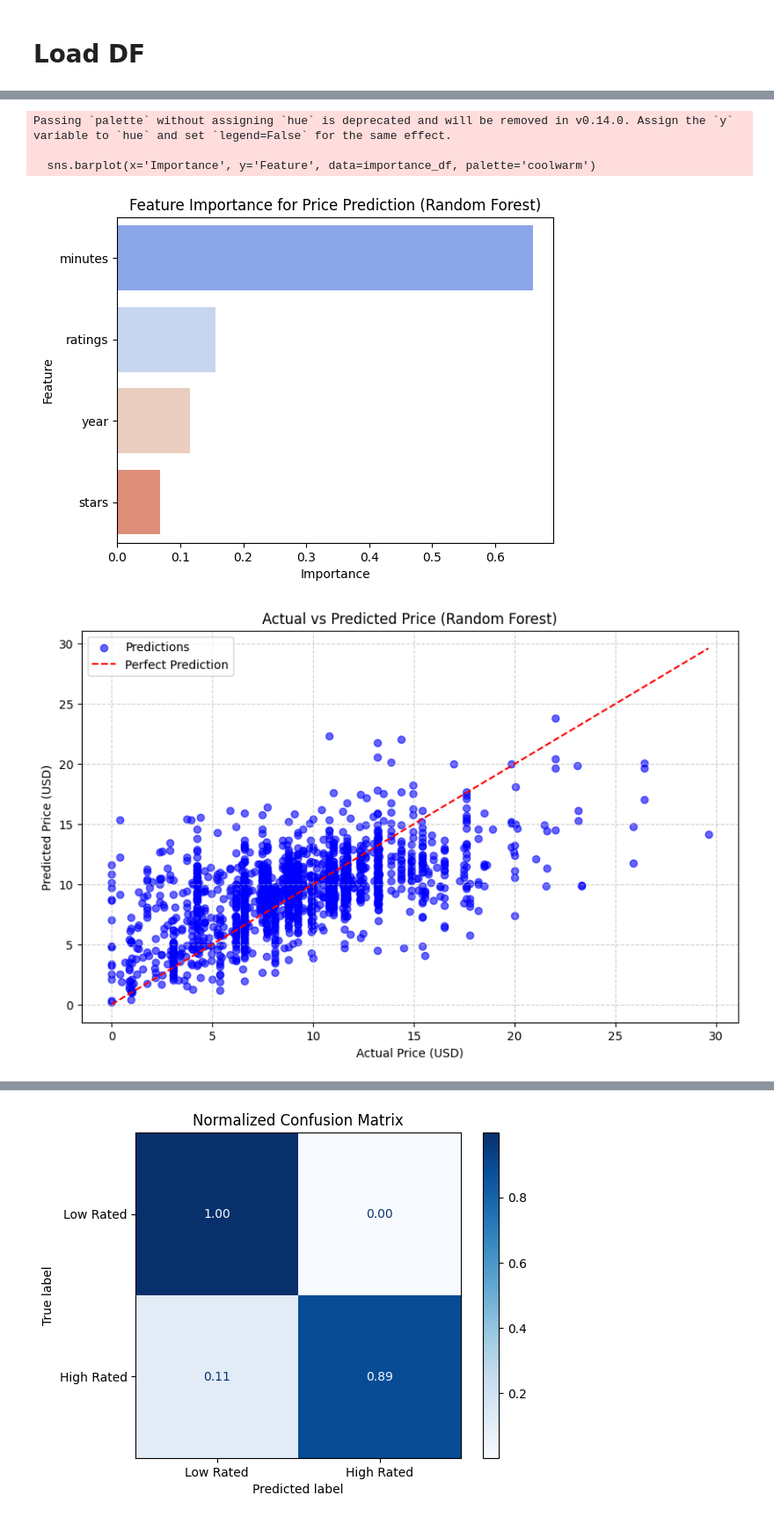
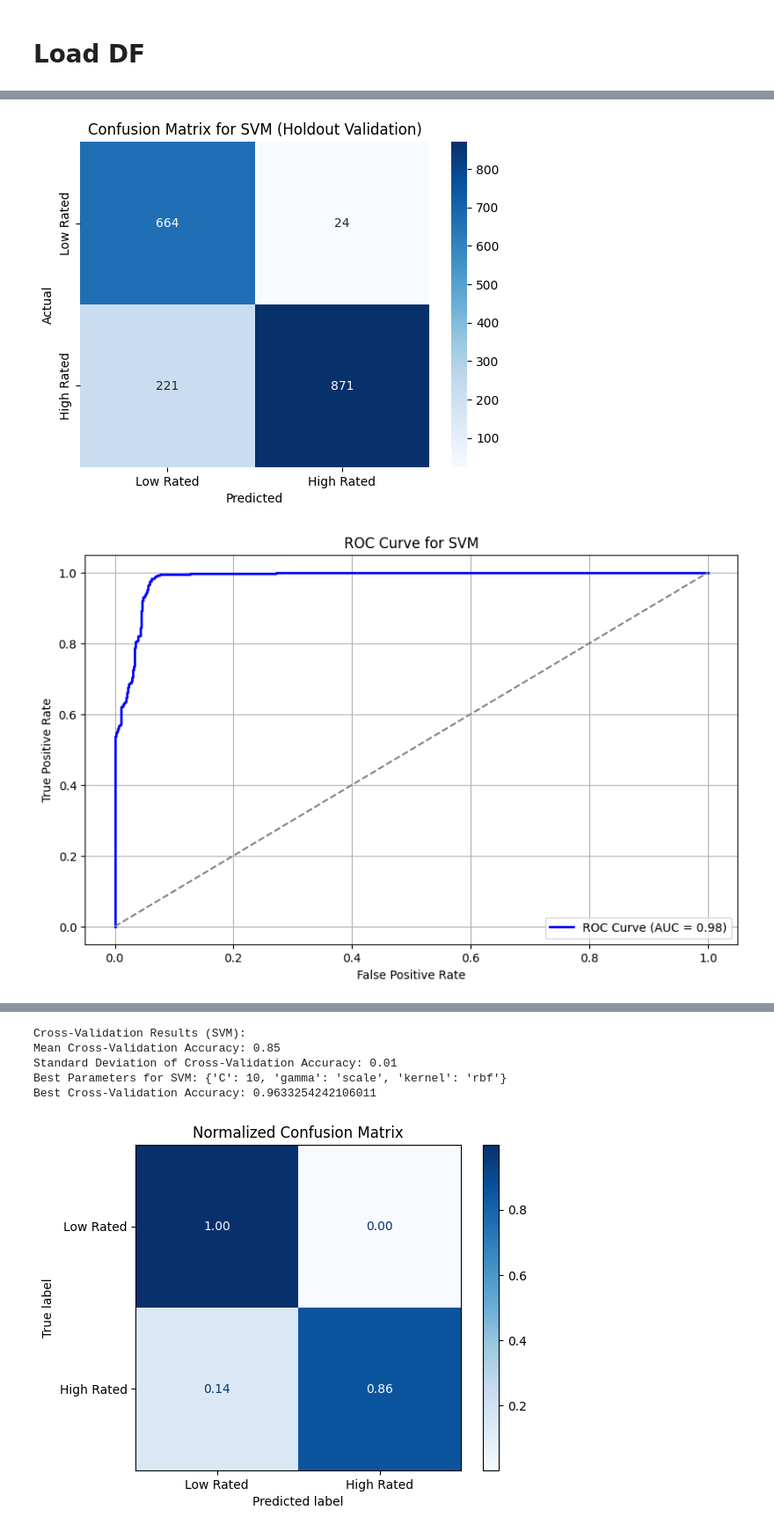
Before and after one commit to 6uan/dirty-data, a Jupyter notebook: SVM.ipynb, the cells around one changed output, grey strips where cells are left out. Shown: that part at 88% size. Drawn from its saved outputs; the diff is of its cells as text; code cells hidden in the pictures.

```diff
--- a/SVM.ipynb
+++ b/SVM.ipynb
@@ -5,7 +5,7 @@
 import pandas as pd
 import numpy as np
 from sklearn.svm import SVC
-from sklearn.model_selection import train_test_split
+from sklearn.model_selection import train_test_split, cross_val_score, GridSearchCV
 from sklearn.preprocessing import StandardScaler
 from sklearn.metrics import (
     accuracy_score, precision_score, recall_score, f1_score,
@@ -18,27 +18,31 @@ import matplotlib.pyplot as plt
 audible_df = pd.read_csv('audible_output.csv')
 
 # Preprocessing
+
 # Drop rows with missing critical values
 audible_df = audible_df.dropna(subset=['minutes', 'ratings', 'price_usd'])
+
 # Convert columns to numeric types
 audible_df['minutes'] = pd.to_numeric(audible_df['minutes'], errors='coerce')
 audible_df['ratings'] = pd.to_numeric(audible_df['ratings'], errors='coerce')
 audible_df['price_usd'] = pd.to_numeric(audible_df['price_usd'], errors='coerce')
 
 # --- Define Target Variable ---
+
 # Create binary classification target: Low-rated (0) vs High-rated (1)
-audible_df['rated_binary'] = audible_df['ratings'].apply(lambda x: 1 if x > 5 else 0)
+audible_df['rated_binary'] = audible_df['ratings'].apply(lambda x: 1 if x > 3.25 else 0)
 
 # Check the distribution of the target variable
 print("Target Variable Distribution:")
 print(audible_df['rated_binary'].value_counts())
 
 # --- Feature Selection ---
+
 # Select features for classification
-X_svm = audible_df[['minutes', 'ratings', 'price_usd']].dropna()
+X_svm = audible_df[['minutes', 'ratings', 'price_usd']]
 y_svm = audible_df['rated_binary']
 
-# Train-test split with stratification
+# Train-test split with stratification (Holdout Validation)
 X_train_svm, X_test_svm, y_train_svm, y_test_svm = train_test_split(
     X_svm, y_svm, test_size=0.2, random_state=42, stratify=y_svm
 )
@@ -52,34 +56,42 @@ scaler = StandardScaler()
 X_train_svm = scaler.fit_transform(X_train_svm)
 X_test_svm = scaler.transform(X_test_svm)
 
-# --- Train SVM Model ---
+# Train SVM Model using default hyperparameters
 svm_model = SVC(kernel='rbf', C=1.0, gamma='scale', random_state=42)
 svm_model.fit(X_train_svm, y_train_svm)
 
-# --- Evaluate SVM Model ---
+# --- Evaluate SVM Model (Holdout Validation) ---
+
 # Predict on the test set
 y_pred_svm = svm_model.predict(X_test_svm)
 
 # Performance metrics
-print("SVM Classification Metrics:")
-print("Accuracy:", accuracy_score(y_test_svm, y_pred_svm))
-print("Precision:", precision_score(y_test_svm, y_pred_svm))
-print("Recall:", recall_score(y_test_svm, y_pred_svm))
-print("F1 Score:", f1_score(y_test_svm, y_pred_svm))
+accuracy = accuracy_score(y_test_svm, y_pred_svm)
+precision = precision_score(y_test_svm, y_pred_svm)
+recall = recall_score(y_test_svm, y_pred_svm)
+f1 = f1_score(y_test_svm, y_pred_svm)
 
-# --- Confusion Matrix ---
-cm = confusion_matrix(y_test_svm, y_pred_svm)
-sns.heatmap(cm, annot=True, fmt='d', cmap='Blues', xticklabels=['Low Rated', 'High Rated'], yticklabels=['Low Rated', 'High Rated'])
-plt.title("Confusion Matrix for SVM")
-plt.xlabel("Predicted")
-plt.ylabel("Actual")
-plt.show()
+print("SVM Classification Metrics (Holdout Validation):")
+print(f"Accuracy: {accuracy:.2f}")
+print(f"Precision: {precision:.2f}")
+print(f"Recall: {recall:.2f}")
+print(f"F1 Score: {f1:.2f}")
 
 # --- ROC Curve ---
 # Calculate decision scores for the ROC curve
 y_score_svm = svm_model.decision_function(X_test_svm)
 fpr, tpr, _ = roc_curve(y_test_svm, y_score_svm)
 roc_auc = roc_auc_score(y_test_svm, y_score_svm)
+
+print(f"ROC AUC (Holdout Validation): {roc_auc:.2f}")
+
+# --- Confusion Matrix ---
+cm = confusion_matrix(y_test_svm, y_pred_svm)
+sns.heatmap(cm, annot=True, fmt='d', cmap='Blues', xticklabels=['Low Rated', 'High Rated'], yticklabels=['Low Rated', 'High Rated'])
+plt.title("Confusion Matrix for SVM (Holdout Validation)")
+plt.xlabel("Predicted")
+plt.ylabel("Actual")
+plt.show()
 
 # Plot ROC Curve
 plt.figure(figsize=(10, 6))
@@ -92,9 +104,17 @@ plt.legend()
 plt.grid()
 plt.show()
 
+# --- Cross-Validation ---
+# Perform cross-validation to evaluate the model
+cv_scores = cross_val_score(svm_model, X_train_svm, y_train_svm, cv=5, scoring='accuracy')
+cv_mean_accuracy = cv_scores.mean()
+cv_std_accuracy = cv_scores.std()
+
+print("\nCross-Validation Results (SVM):")
+print(f"Mean Cross-Validation Accuracy: {cv_mean_accuracy:.2f}")
+print(f"Standard Deviation of Cross-Validation Accuracy: {cv_std_accuracy:.2f}")
+
 # --- Hyperparameter Tuning with GridSearchCV ---
-from sklearn.model_selection import GridSearchCV
-
 param_grid = {
     'C': [0.1, 1, 10],
     'gamma': ['scale', 0.1, 0.01],
@@ -124,5 +146,2 @@ Standard Deviation of CV Scores: 2.33
-Passing `palette` without assigning `hue` is deprecated and will be removed in v0.14.0. Assign the `y` variable to `hue` and set `legend=False` for the same effect.
-
-  sns.barplot(x='Importance', y='Feature', data=importance_df, palette='coolwarm')
-[figure, old version]
+[figure, new version]
-[figure, old version]
+[figure, new version]
@@ -130,3 +148,8 @@ Passing `palette` without assigning `hue` is deprecated and will be removed in v
+Cross-Validation Results (SVM):
+Mean Cross-Validation Accuracy: 0.85
+Standard Deviation of Cross-Validation Accuracy: 0.01
+Best Parameters for SVM: {'C': 10, 'gamma': 'scale', 'kernel': 'rbf'}
+Best Cross-Validation Accuracy: 0.9633254242106011
 # %%
 from sklearn.metrics import ConfusionMatrixDisplay
 
```
Also changed, not shown: parts of 3 cells of this notebook, 2 other files.
